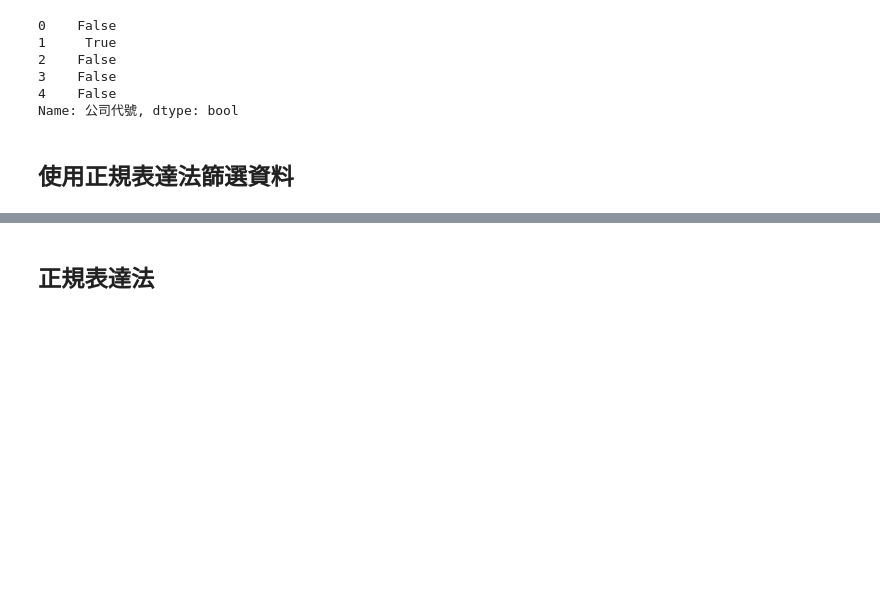
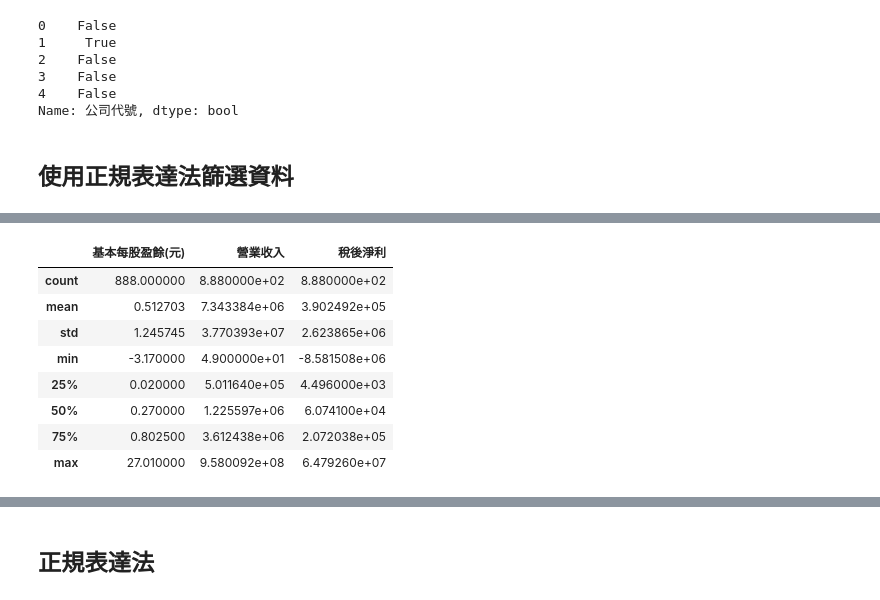
Before and after one commit to ywchiu/pyfinance, a Jupyter notebook: Demo20170430.ipynb, the cells around one changed output, grey strips where cells are left out. Cells and saved outputs as stored; diff of their text form; code cells hidden in the pictures; blank space fills up the shorter version.

```diff
--- a/Demo20170430.ipynb
+++ b/Demo20170430.ipynb
@@ -64,0 +118,12 @@ stockdf[stockdf['公司代號'].str.match('^[0-9]')].head(3)
+# %%
+stockdf.describe()
+# %% [output]
+|  | 基本每股盈餘(元) | 營業收入 | 稅後淨利 |
+| count | 888.000000 | 8.880000e+02 | 8.880000e+02 |
+| mean | 0.512703 | 7.343384e+06 | 3.902492e+05 |
+| std | 1.245745 | 3.770393e+07 | 2.623865e+06 |
+| min | -3.170000 | 4.900000e+01 | -8.581508e+06 |
+| 25% | 0.020000 | 5.011640e+05 | 4.496000e+03 |
+| 50% | 0.270000 | 1.225597e+06 | 6.074100e+04 |
+| 75% | 0.802500 | 3.612438e+06 | 2.072038e+05 |
+| max | 27.010000 | 9.580092e+08 | 6.479260e+07 |
```
Also changed, not shown: parts of 20 cells of this notebook.
